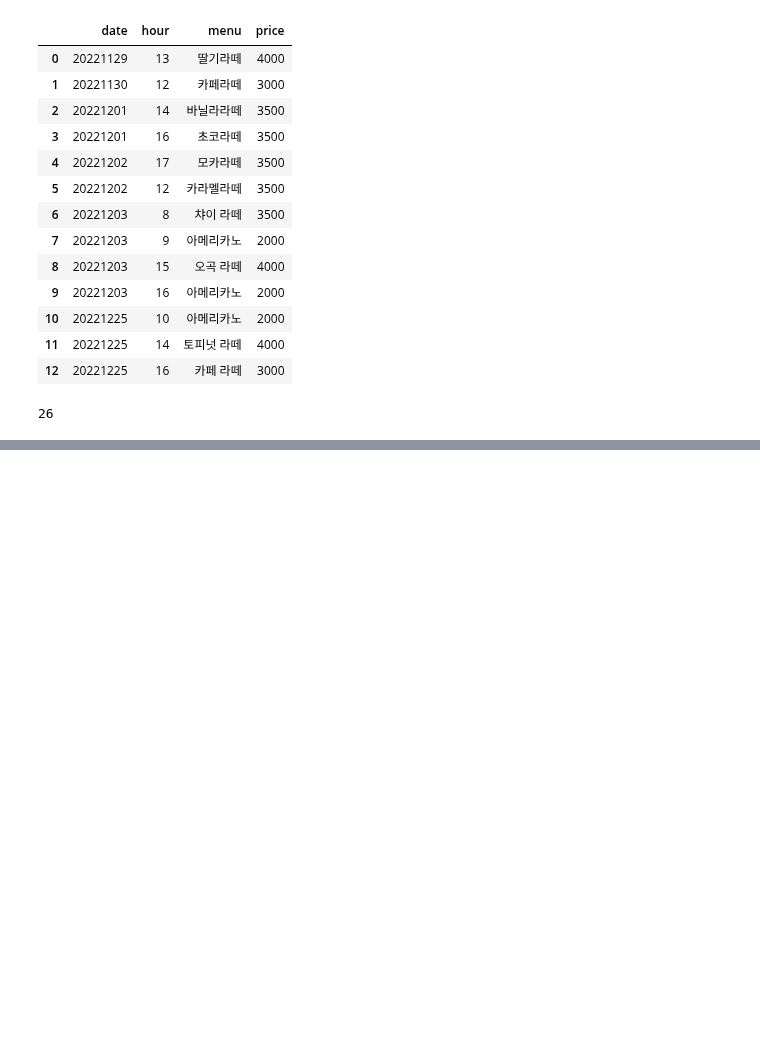
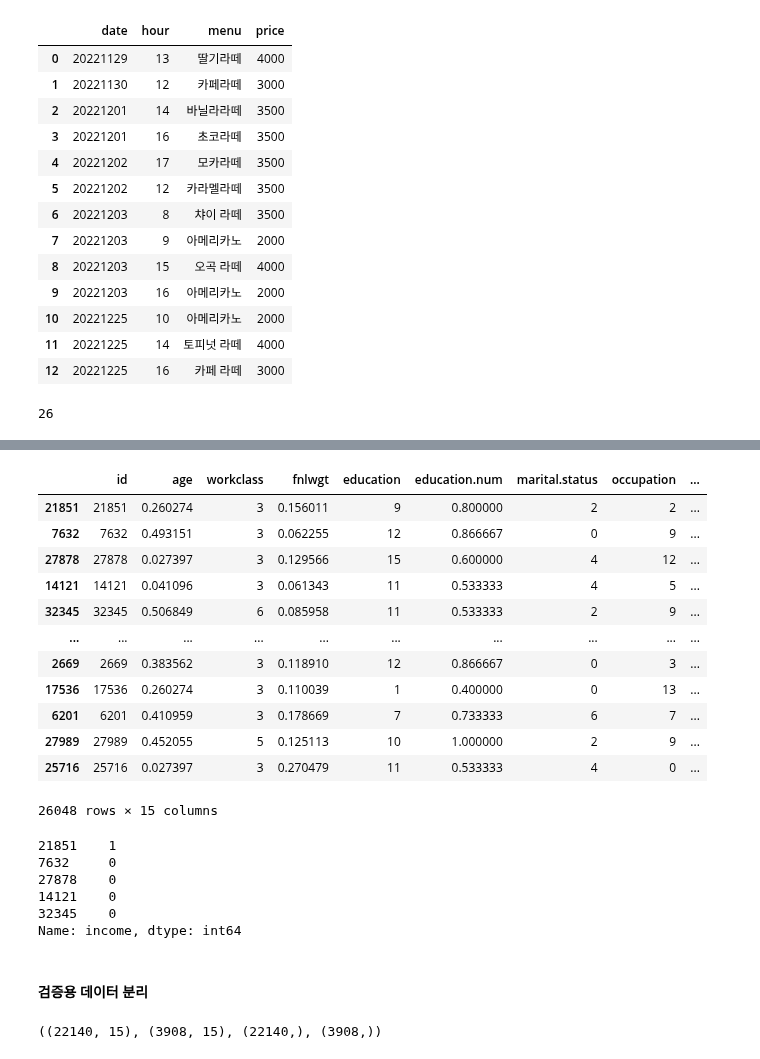
Before and after one commit to zudata/BEAKJOON, a Jupyter notebook: study/Big Data Certification study.ipynb, the cells around one changed output, grey strips where cells are left out. Saved outputs shown, nothing was run; the diff lists cells and outputs as text; code cells hidden in the pictures; blank space fills up the shorter version.

```diff
--- a/study/Big Data Certification study.ipynb
+++ b/study/Big Data Certification study.ipynb
@@ -2398,0 +2430,42 @@ dtype: int64
+# %%
+# 스케일링
+from sklearn.preprocessing import MinMaxScaler
+
+scaler = MinMaxScaler()
+X_train[numeric_features] = scaler.fit_transform(X_train[numeric_features])
+X_test[numeric_features] = scaler.transform(X_test[numeric_features])
+X_train
+# %% [output]
+|  | id | age | workclass | fnlwgt | education | education.num | marital.status | occupation | ... |
+| 21851 | 21851 | 0.260274 | 3 | 0.156011 | 9 | 0.800000 | 2 | 2 | ... |
+| 7632 | 7632 | 0.493151 | 3 | 0.062255 | 12 | 0.866667 | 0 | 9 | ... |
+| 27878 | 27878 | 0.027397 | 3 | 0.129566 | 15 | 0.600000 | 4 | 12 | ... |
+| 14121 | 14121 | 0.041096 | 3 | 0.061343 | 11 | 0.533333 | 4 | 5 | ... |
+| 32345 | 32345 | 0.506849 | 6 | 0.085958 | 11 | 0.533333 | 2 | 9 | ... |
+| ... | ... | ... | ... | ... | ... | ... | ... | ... | ... |
+| 2669 | 2669 | 0.383562 | 3 | 0.118910 | 12 | 0.866667 | 0 | 3 | ... |
+| 17536 | 17536 | 0.260274 | 3 | 0.110039 | 1 | 0.400000 | 0 | 13 | ... |
+| 6201 | 6201 | 0.410959 | 3 | 0.178669 | 7 | 0.733333 | 6 | 7 | ... |
+| 27989 | 27989 | 0.452055 | 5 | 0.125113 | 10 | 1.000000 | 2 | 9 | ... |
+| 25716 | 25716 | 0.027397 | 3 | 0.270479 | 11 | 0.533333 | 4 | 0 | ... |
+26048 rows × 15 columns
+# %%
+# target값 변경
+y = (y_train['income'] != '<=50K').astype(int)
+y[:5]
+# %% [output]
+21851    1
+7632     0
+27878    0
+14121    0
+32345    0
+Name: income, dtype: int64
+# %% [markdown]
+#### 검증용 데이터 분리
+# %%
+# 학습용 데이터와 검증용 데이터로 구분
+from sklearn.model_selection import train_test_split
+X_tr, X_val, y_tr, y_val = train_test_split(X_train, y, test_size=0.15, random_state=2021)
+X_tr.shape, X_val.shape, y_tr.shape, y_val.shape
+# %% [output]
+((22140, 15), (3908, 15), (22140,), (3908,))
```
Also changed, not shown: parts of 157 cells of this notebook.
